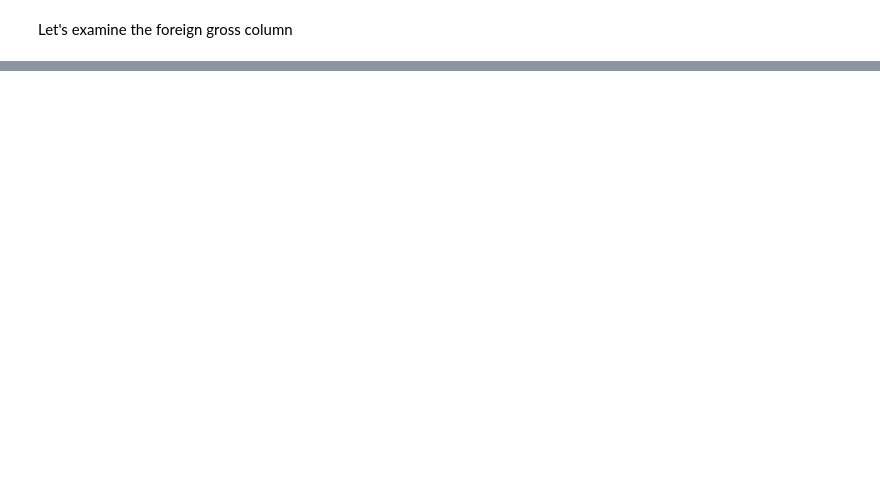
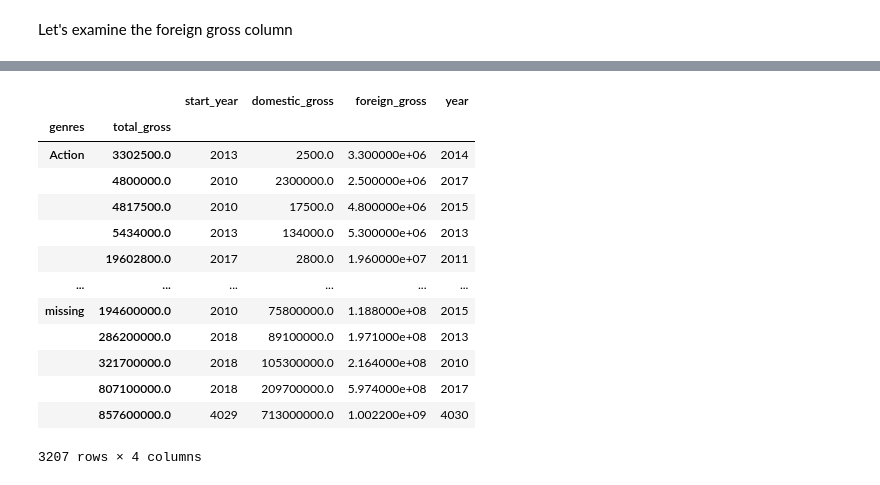
Before and after one commit to rahulakrish/movie_studio_recommendation, a Jupyter notebook: project_notebook.ipynb, the cells around one changed output, grey strips where cells are left out. Drawn from its saved outputs; the diff is of its cells as text; code cells hidden in the pictures; blank space fills up the shorter version.

Commit message:
1st commit to the new repo. cleaned up tables. first step into data_viz

```diff
--- a/project_notebook.ipynb
+++ b/project_notebook.ipynb
@@ -656,0 +422,7 @@ ValueError: key of type tuple not found and not a MultiIndex
+# %%
+# converting 'foreign_gross' to float datatype
+movie_gross_df['foreign_gross'] = movie_gross_df['foreign_gross'].astype('float64')
+# %%
+# compute the stats
+fd_stats = stats(movie_gross_df['foreign_gross'])
+fd_stats
@@ -656,0 +433,3 @@ ValueError: key of type tuple not found and not a MultiIndex
+# %%
+#imputing the median value
+movie_gross_df['foreign_gross'] = movie_gross_df['foreign_gross'].fillna(fd_stats[1])
@@ -656,0 +466,2 @@ ValueError: key of type tuple not found and not a MultiIndex
+# %%
+movie_gross_df['total_gross'] = movie_gross_df['domestic_gross'] + movie_gross_df['foreign_gross']
@@ -656,0 +526,17 @@ ValueError: key of type tuple not found and not a MultiIndex
+# %%
+movie_gross_df.groupby(['genres','total_gross']).sum()
+# %% [output]
+|  |  | start_year | domestic_gross | foreign_gross | year |
+| genres | total_gross |  |  |  |  |
+| Action | 3302500.0 | 2013 | 2500.0 | 3.300000e+06 | 2014 |
+|  | 4800000.0 | 2010 | 2300000.0 | 2.500000e+06 | 2017 |
+|  | 4817500.0 | 2010 | 17500.0 | 4.800000e+06 | 2015 |
+|  | 5434000.0 | 2013 | 134000.0 | 5.300000e+06 | 2013 |
+|  | 19602800.0 | 2017 | 2800.0 | 1.960000e+07 | 2011 |
+| ... | ... | ... | ... | ... | ... |
+| missing | 194600000.0 | 2010 | 75800000.0 | 1.188000e+08 | 2015 |
+|  | 286200000.0 | 2018 | 89100000.0 | 1.971000e+08 | 2013 |
+|  | 321700000.0 | 2018 | 105300000.0 | 2.164000e+08 | 2010 |
+|  | 807100000.0 | 2018 | 209700000.0 | 5.974000e+08 | 2017 |
+|  | 857600000.0 | 4029 | 713000000.0 | 1.002200e+09 | 4030 |
+3207 rows × 4 columns
```
Also changed, not shown: parts of 66 cells of this notebook.
